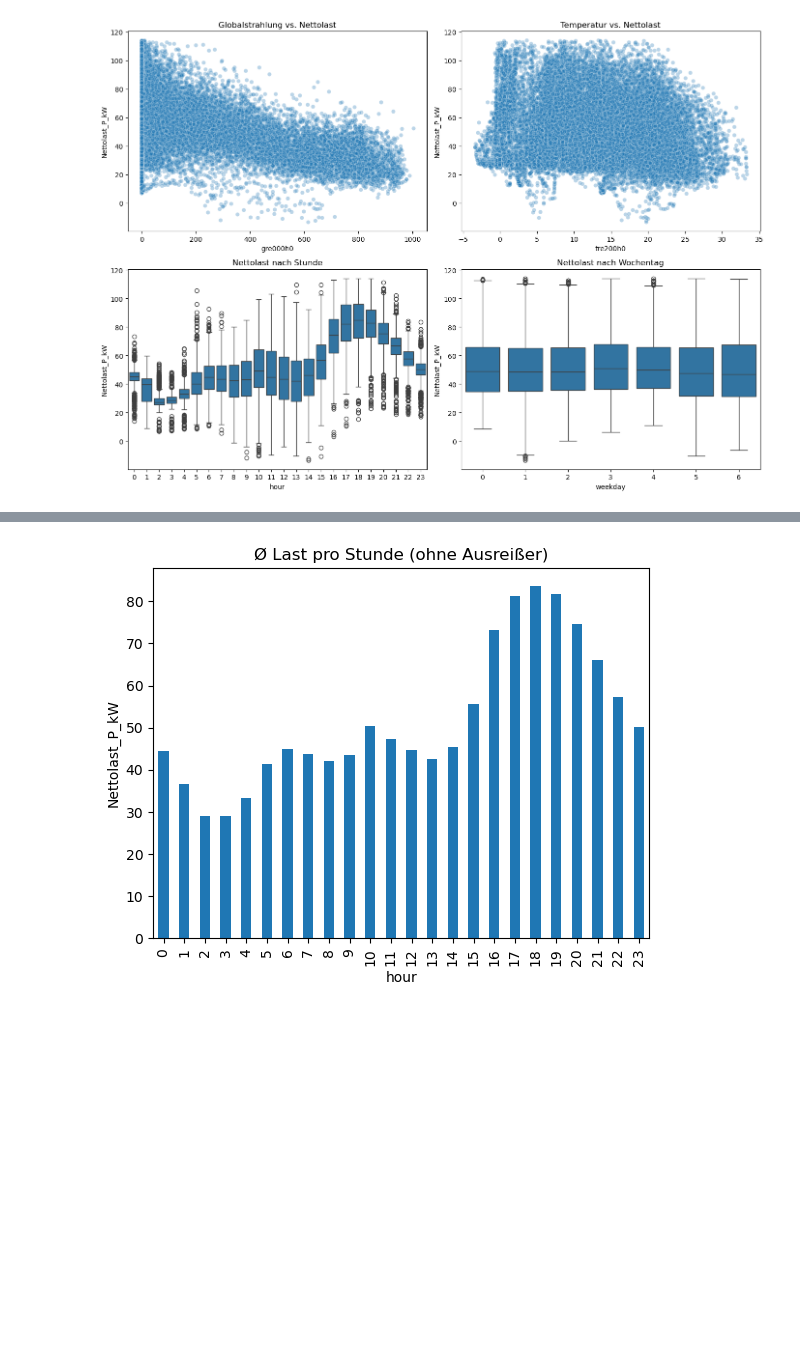
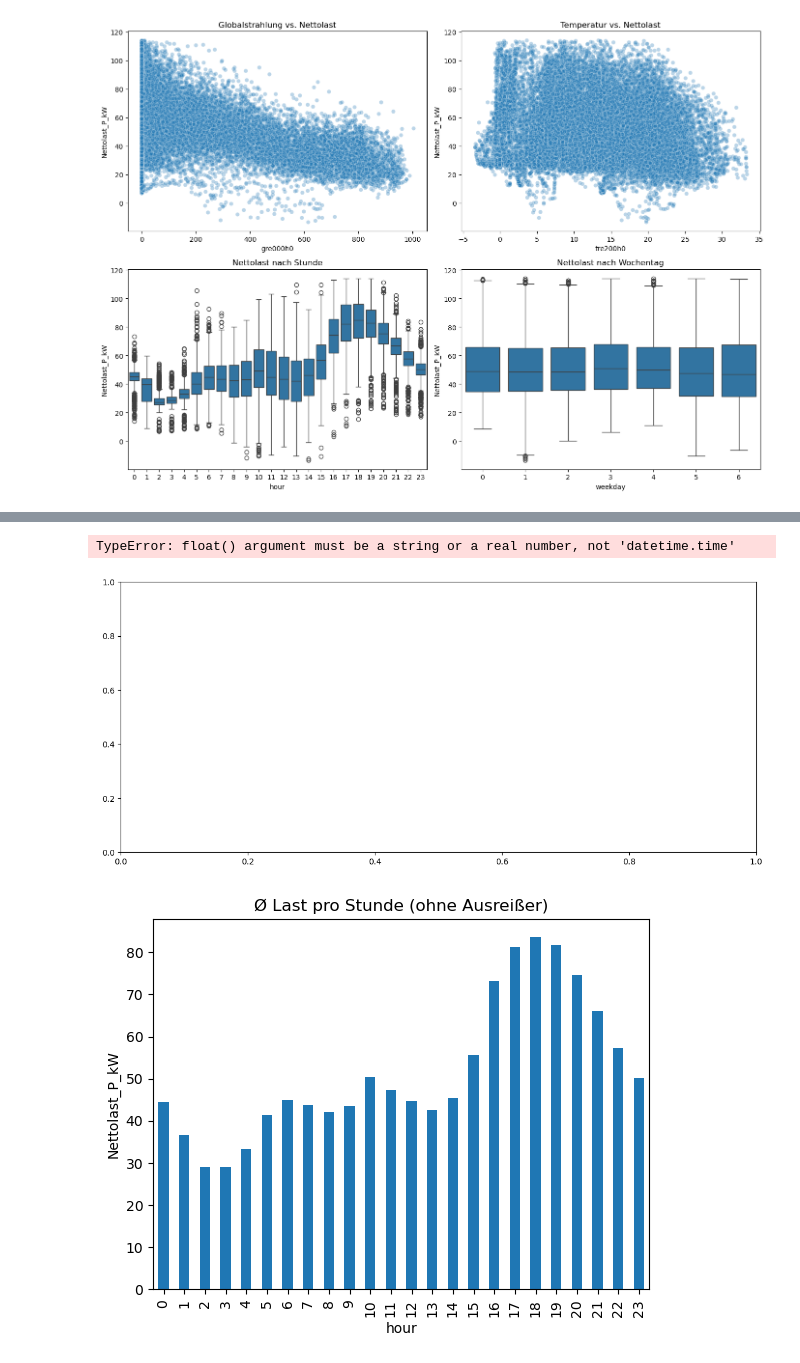
Before and after one commit to feizicodes/ml-netload-prediction, a Jupyter notebook: scr/EDA.ipynb, the cells around one changed output, grey strips where cells are left out. Saved outputs shown, nothing was run; the diff lists cells and outputs as text; code cells hidden in the pictures; blank space fills up the shorter version.

```diff
--- a/scr/EDA.ipynb
+++ b/scr/EDA.ipynb
@@ -135,0 +192,25 @@ plt.show()
+# %%
+# Plot-Vergleich NUR für einen Tag (df_day) – x-Achse: Uhrzeit
+plt.figure(figsize=(14, 6))
+plt.plot(df_day['time'].dt.time, df_day.iloc[:, 1], label=df_day.columns[1])  # Consumer (kWh)
+plt.plot(df_day['time'].dt.time, df_day.iloc[:, 2], label=df_day.columns[2])  # 1-1:2290*255
+plt.xlabel('Uhrzeit')
+plt.ylabel('Value')
+plt.title(f'Comparison: {df_day.columns[1]} vs. {df_day.columns[2]} für {start_date.date()}')
+plt.legend()
+plt.tight_layout()
+plt.show()
+
+# Plot der zweiten und vierten Spalte NUR für einen Tag – x-Achse: Uhrzeit
+plt.figure(figsize=(14, 6))
+plt.plot(df_day['time'].dt.time, df_day.iloc[:, 1], label=df_day.columns[1])
+plt.plot(df_day['time'].dt.time, df_day.iloc[:, 3], label=df_day.columns[3])
+plt.xlabel('Uhrzeit')
+plt.ylabel('Wert')
+plt.title(f'Vergleich: {df_day.columns[1]} vs. {df_day.columns[3]} am {start_date.date()}')
+plt.legend()
+plt.tight_layout()
+plt.show()
+# %% [output]
+TypeError: float() argument must be a string or a real number, not 'datetime.time'
+[figure, added]
```
Also changed, not shown: parts of 4 cells of this notebook, 4 other files.
